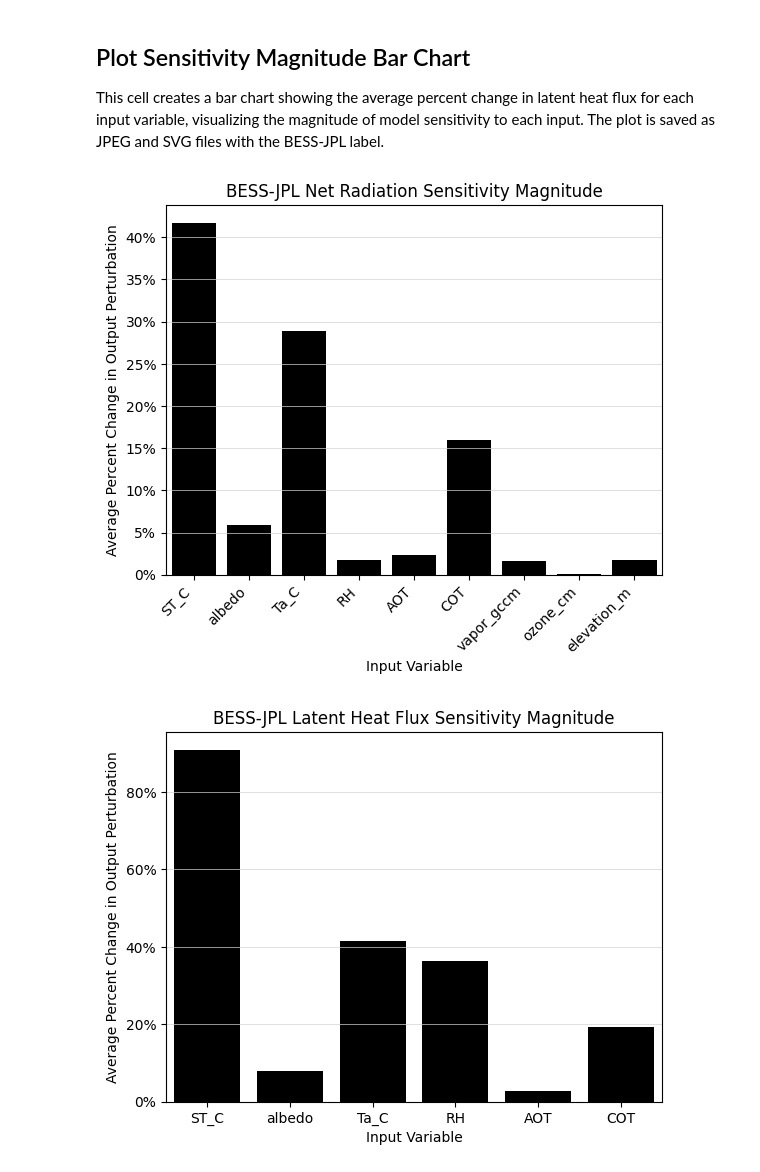
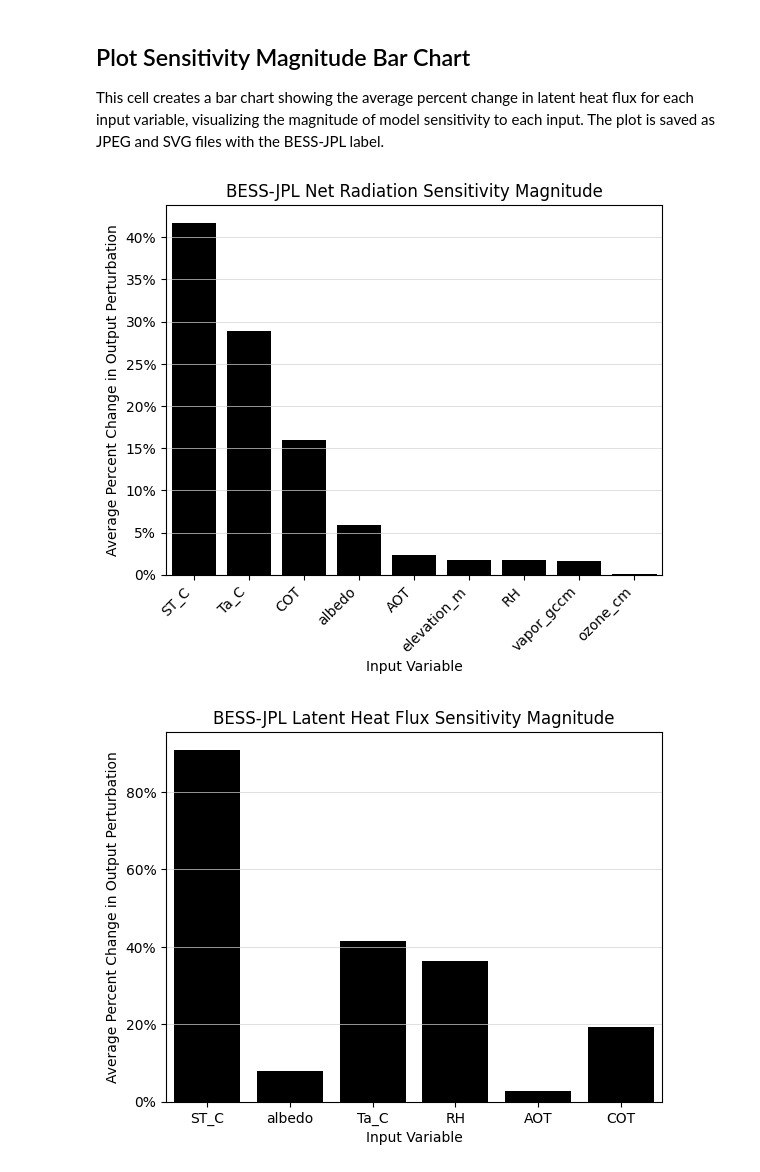
Before and after one commit to JPL-Evapotranspiration-Algorithms/BESS-JPL, a Jupyter notebook: notebooks/BESS-JPL Sensitivity with ECOv002 Cal-Val.ipynb, the cells around one changed output. Saved outputs shown, nothing was run; the diff lists cells and outputs as text; code cells hidden in the pictures.

```diff
--- a/notebooks/BESS-JPL Sensitivity with ECOv002 Cal-Val.ipynb
+++ b/notebooks/BESS-JPL Sensitivity with ECOv002 Cal-Val.ipynb
@@ -580,26 +580,27 @@ This cell creates a bar chart showing the average percent change in latent heat
 # %%
 df = sensitivity_metrics_df
 df = df[(df.output_variable == "Rn_Wm2") & (df.metric == "mean_normalized_change")]
+df = df.sort_values(by="value", ascending=False)  # Sort bars in descending order
 ax = sns.barplot(x=df.input_variable, y=df.value * 100, color='black')
 # ax.set_xticklabels(["Surface\nTemperature", "Albedo", "Air\nTemperature", "Relative\nHumidity"])
 plt.xlabel("Input Variable")
 plt.ylabel("Average Percent Change in Output Perturbation")
 plt.title("BESS-JPL Net Radiation Sensitivity Magnitude")
 # plt.ylim(0, 160)  # Set y-axis range from 0 to 160
 plt.grid(axis='y', color='lightgray', linestyle='-', linewidth=0.5)  # Add light gray horizontal gridlines only
 
 # Rotate x-axis labels 45 degrees
 ax.set_xticklabels(ax.get_xticklabels(), rotation=45, ha='right')
 
 # Add percent sign to y-axis tick labels
 ax.yaxis.set_major_formatter(FuncFormatter(lambda y, _: f'{int(y)}%'))
 
 plt.savefig("BESS-JPL Net Radiation Sensitivity Magnitude.jpeg", format='jpeg', bbox_inches='tight')
 plt.savefig("BESS-JPL Net Radiation Sensitivity Magnitude.svg", format='svg', bbox_inches='tight')
 
 plt.show()
 # %% [output]
-[figure, old version]
+[figure, new version]
 # %%
 df = sensitivity_metrics_df
 df = df[(df.output_variable == "LE_Wm2") & (df.metric == "mean_normalized_change")]
```
Also changed, not shown: 2 other files.
